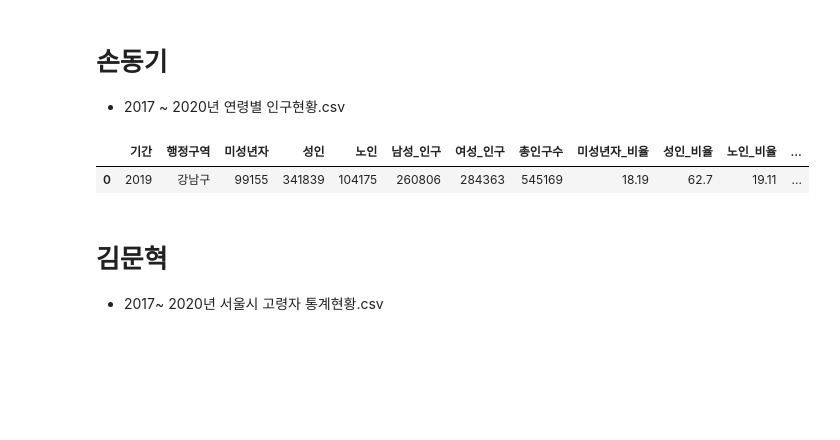
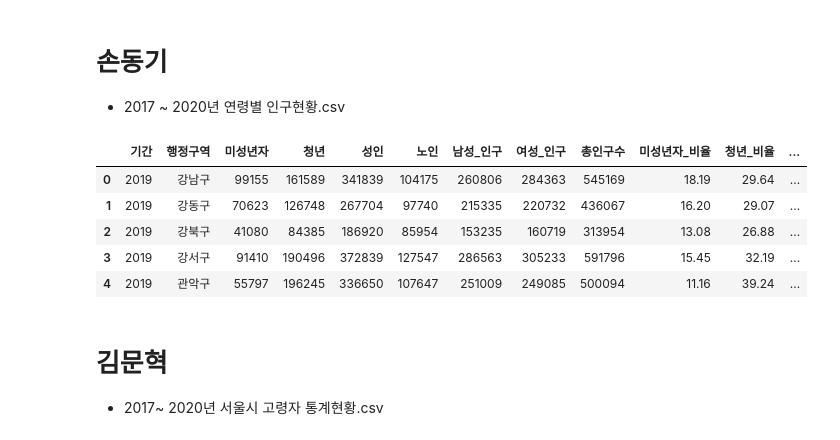
Before and after one commit to laits1/TIL, a Jupyter notebook: project/1)data분석 프로젝트/모든 데이터 히트맵.ipynb, the cells around one changed output. Drawn from its saved outputs; the diff is of its cells as text; code cells hidden in the pictures; blank space fills up the shorter version.

```diff
--- a/project/1)data분석 프로젝트/모든 데이터 히트맵.ipynb
+++ b/project/1)data분석 프로젝트/모든 데이터 히트맵.ipynb
@@ -27,10 +27,14 @@ plt.rcParams['font.family'] = 'NanumGothic'
 - 2017 ~ 2020년 연령별 인구현황.csv
 # %%
 df_age_2019 = pd.read_csv('./data/2019년_연령별_인구현황.csv')
-df_age_2019.head(1)
+df_age_2019.head()
 # %% [output]
-|  | 기간 | 행정구역 | 미성년자 | 성인 | 노인 | 남성_인구 | 여성_인구 | 총인구수 | 미성년자_비율 | 성인_비율 | 노인_비율 | ... |
-| 0 | 2019 | 강남구 | 99155 | 341839 | 104175 | 260806 | 284363 | 545169 | 18.19 | 62.7 | 19.11 | ... |
+|  | 기간 | 행정구역 | 미성년자 | 청년 | 성인 | 노인 | 남성_인구 | 여성_인구 | 총인구수 | 미성년자_비율 | 청년_비율 | ... |
+| 0 | 2019 | 강남구 | 99155 | 161589 | 341839 | 104175 | 260806 | 284363 | 545169 | 18.19 | 29.64 | ... |
+| 1 | 2019 | 강동구 | 70623 | 126748 | 267704 | 97740 | 215335 | 220732 | 436067 | 16.20 | 29.07 | ... |
+| 2 | 2019 | 강북구 | 41080 | 84385 | 186920 | 85954 | 153235 | 160719 | 313954 | 13.08 | 26.88 | ... |
+| 3 | 2019 | 강서구 | 91410 | 190496 | 372839 | 127547 | 286563 | 305233 | 591796 | 15.45 | 32.19 | ... |
+| 4 | 2019 | 관악구 | 55797 | 196245 | 336650 | 107647 | 251009 | 249085 | 500094 | 11.16 | 39.24 | ... |
 # %% [markdown]
 # 김문혁
 - 2017~ 2020년 서울시 고령자 통계현황.csv
```
Also changed, not shown: parts of 4 cells of this notebook, 16 other files.
